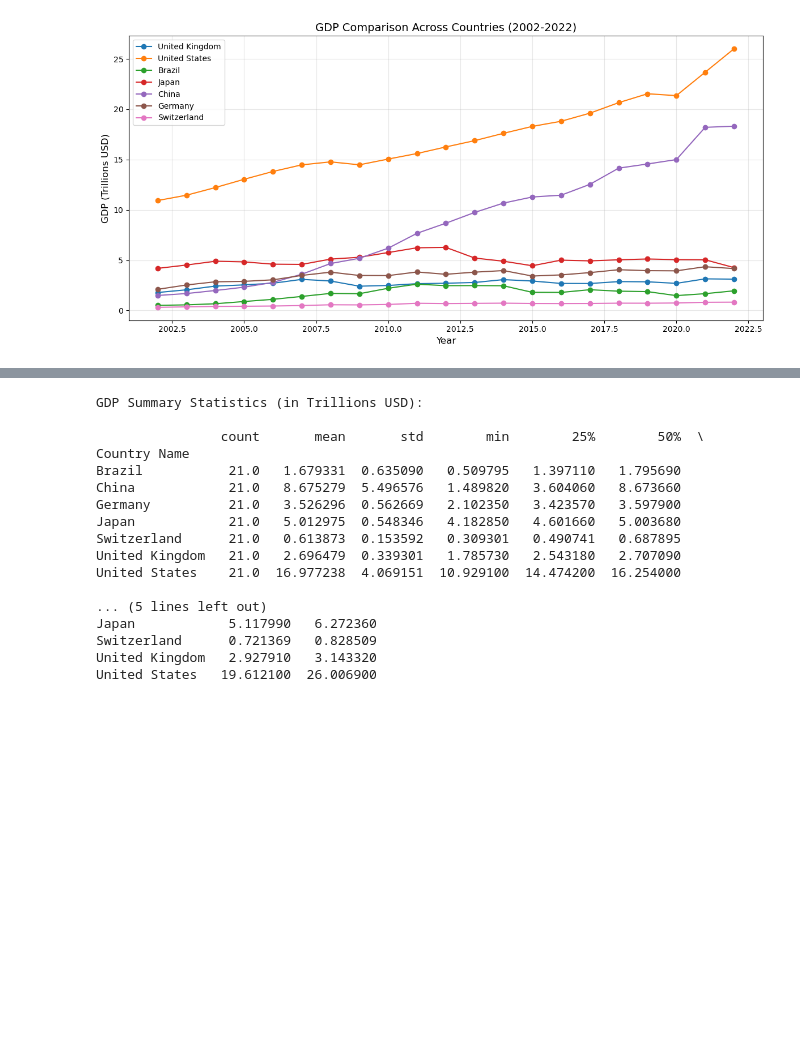
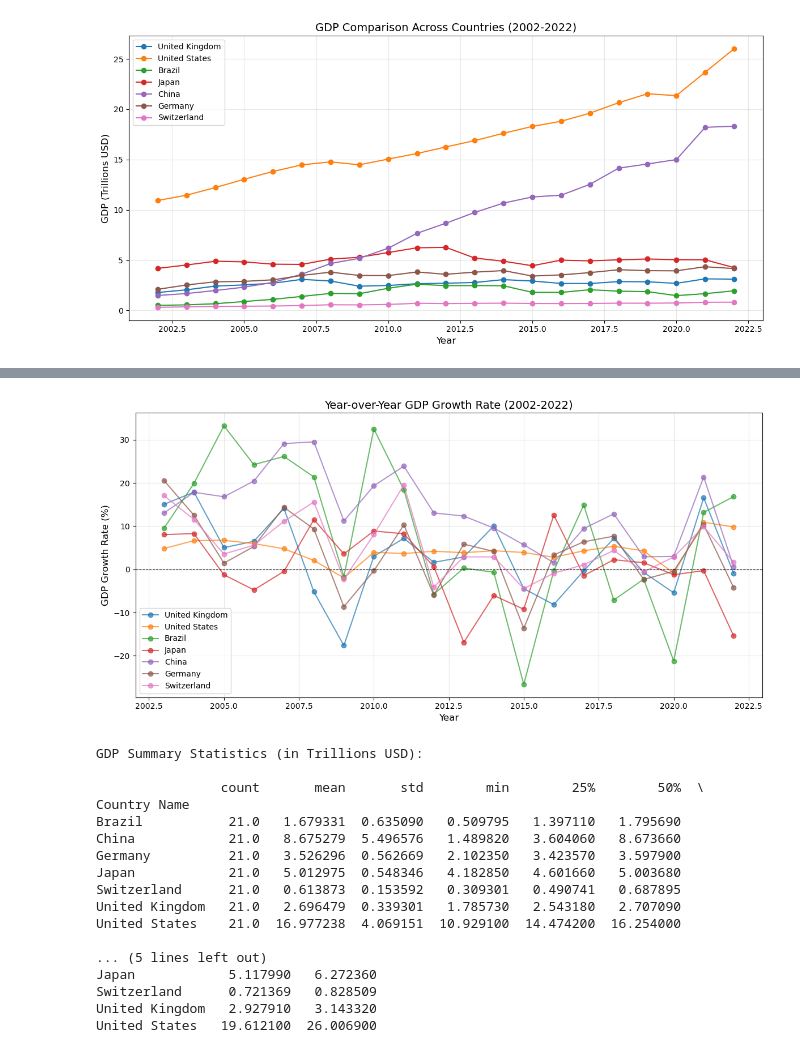
Before and after one commit to sty8089/FED, a Jupyter notebook: gdp_analysis.ipynb, the cells around one changed output, grey strips where cells are left out. Drawn from its saved outputs; the diff is of its cells as text; code cells hidden in the pictures; blank space fills up the shorter version.

```diff
--- a/gdp_analysis.ipynb
+++ b/gdp_analysis.ipynb
@@ -32,3 +32,10 @@ plot_gdp_comparison(gdp_data)
 # %% [output]
 <module 'matplotlib.pyplot' from '/opt/anaconda3/lib/python3.13/site-packages/matplotlib/pyplot.py'>
 [figure]
+# %%
+# Import the new function
+from plot_utils import plot_gdp_growth_rate
+
+# Plot the growth rate
+plot_gdp_growth_rate(gdp_data)
+# %% [output]
@@ -35,3 +43,4 @@ plot_gdp_comparison(gdp_data)
+[figure, added]
 # %%
 # Display summary statistics
 print("GDP Summary Statistics (in Trillions USD):\n")
```
Also changed, not shown: parts of 2 cells of this notebook.
